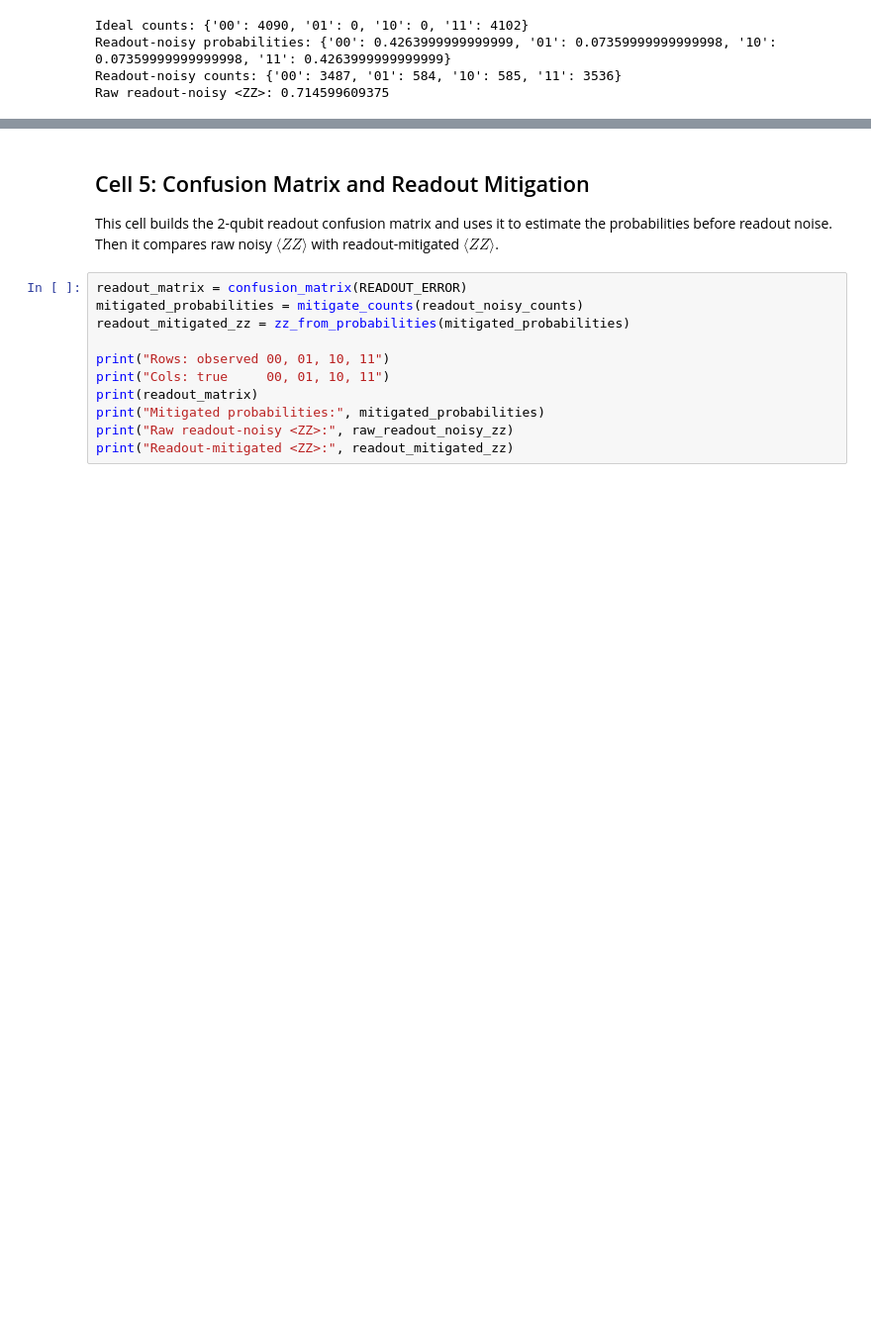
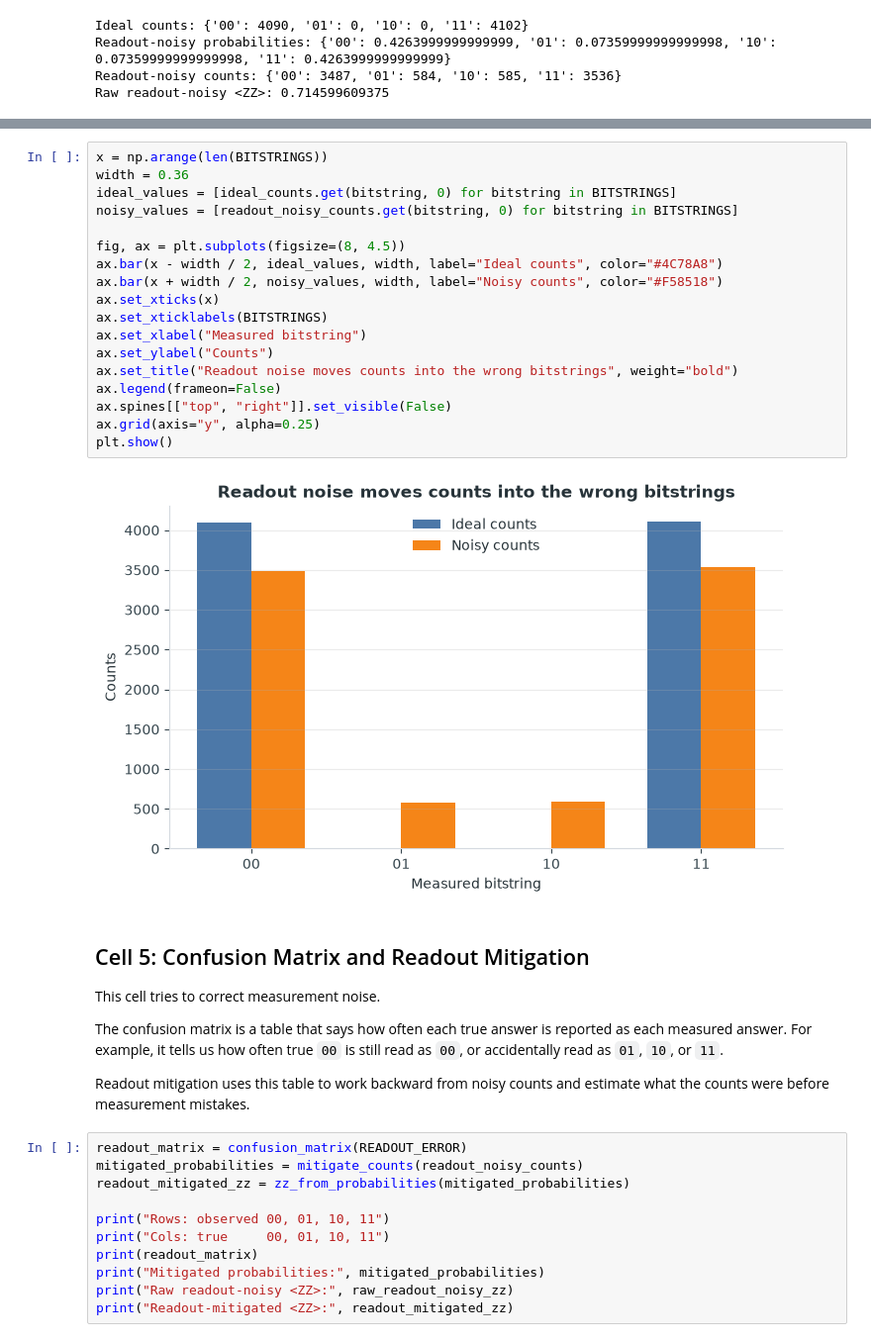
Before and after one commit to TSS99/Error_Mitegation, a Jupyter notebook: pyquil_error_mitigation_july_1_to_5.executed.ipynb, the cells around one changed output, grey strips where cells are left out. Shown at 99% size. Cells and saved outputs as stored; diff of their text form; blank space fills up the shorter version.

```diff
--- a/pyquil_error_mitigation_july_1_to_5.executed.ipynb
+++ b/pyquil_error_mitigation_july_1_to_5.executed.ipynb
@@ -176,7 +246,31 @@ Raw readout-noisy <ZZ>: 0.714599609375
+# %%
+x = np.arange(len(BITSTRINGS))
+width = 0.36
+ideal_values = [ideal_counts.get(bitstring, 0) for bitstring in BITSTRINGS]
+noisy_values = [readout_noisy_counts.get(bitstring, 0) for bitstring in BITSTRINGS]
+
+fig, ax = plt.subplots(figsize=(8, 4.5))
+ax.bar(x - width / 2, ideal_values, width, label="Ideal counts", color="#4C78A8")
+ax.bar(x + width / 2, noisy_values, width, label="Noisy counts", color="#F58518")
+ax.set_xticks(x)
+ax.set_xticklabels(BITSTRINGS)
+ax.set_xlabel("Measured bitstring")
+ax.set_ylabel("Counts")
+ax.set_title("Readout noise moves counts into the wrong bitstrings", weight="bold")
+ax.legend(frameon=False)
+ax.spines[["top", "right"]].set_visible(False)
+ax.grid(axis="y", alpha=0.25)
+plt.show()
+# %% [output]
+[figure, added]
 # %% [markdown]
 ## Cell 5: Confusion Matrix and Readout Mitigation
 
-This cell builds the 2-qubit readout confusion matrix and uses it to estimate the probabilities before readout noise. Then it compares raw noisy $\langle ZZ \rangle$ with readout-mitigated $\langle ZZ \rangle$.
+This cell tries to correct measurement noise.
+
+The confusion matrix is a table that says how often each true answer is reported as each measured answer. For example, it tells us how often true `00` is still read as `00`, or accidentally read as `01`, `10`, or `11`.
+
+Readout mitigation uses this table to work backward from noisy counts and estimate what the counts were before measurement mistakes.
 # %%
 readout_matrix = confusion_matrix(READOUT_ERROR)
 mitigated_probabilities = mitigate_counts(readout_noisy_counts)
```
Also changed, not shown: parts of 19 cells of this notebook, 1 other file.
